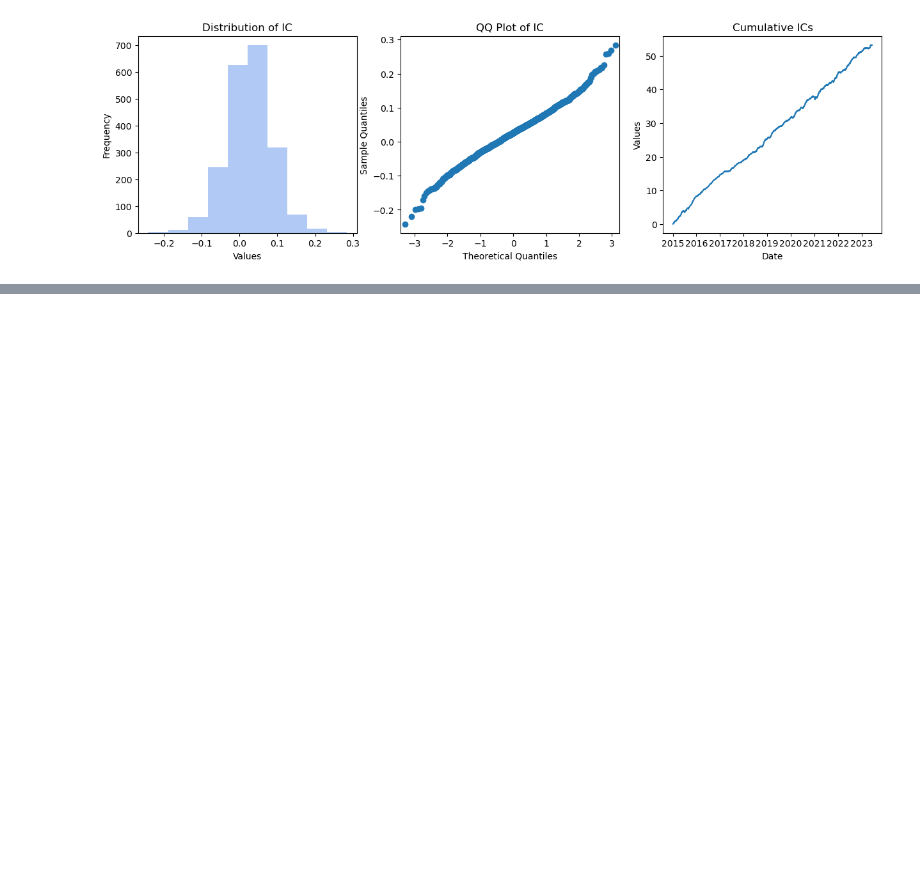
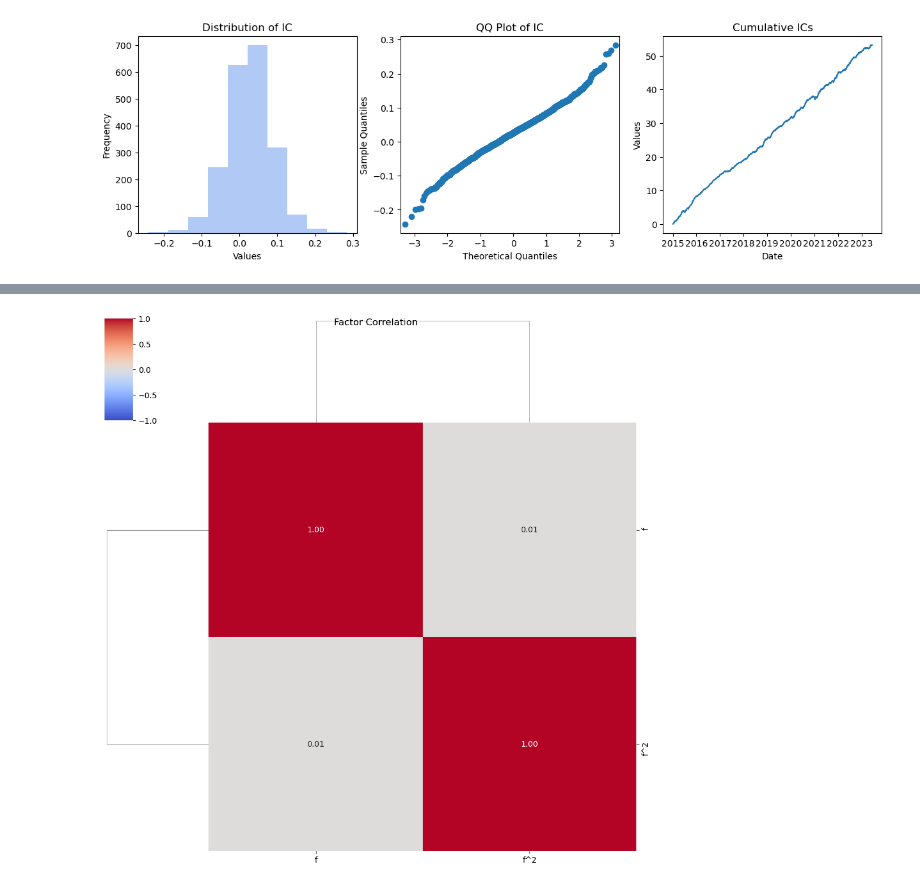
Before and after one commit to AlfredCYL/factor_analyser, a Jupyter notebook: Functional Demo.ipynb, the cells around one changed output, grey strips where cells are left out. Saved outputs shown, nothing was run; the diff lists cells and outputs as text; code cells hidden in the pictures; blank space fills up the shorter version.

```diff
--- a/Functional Demo.ipynb
+++ b/Functional Demo.ipynb
@@ -90,0 +162,4 @@ To-do list：
+# %%
+corr = ff.factor_correlation_analysis([f,f2],factor_names=['f','f^2'],plot_type='clustermap',figsize=(8,8))
+# %% [output]
+[figure, added]
```
Also changed, not shown: parts of 15 cells of this notebook, 23 other files.
